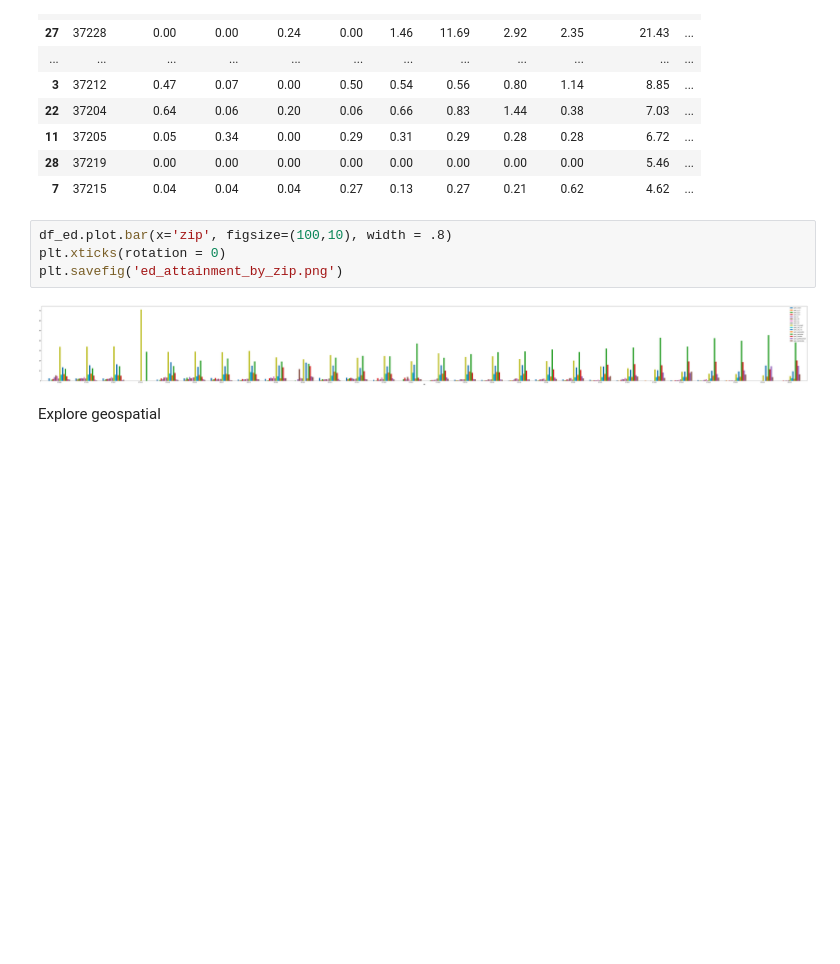
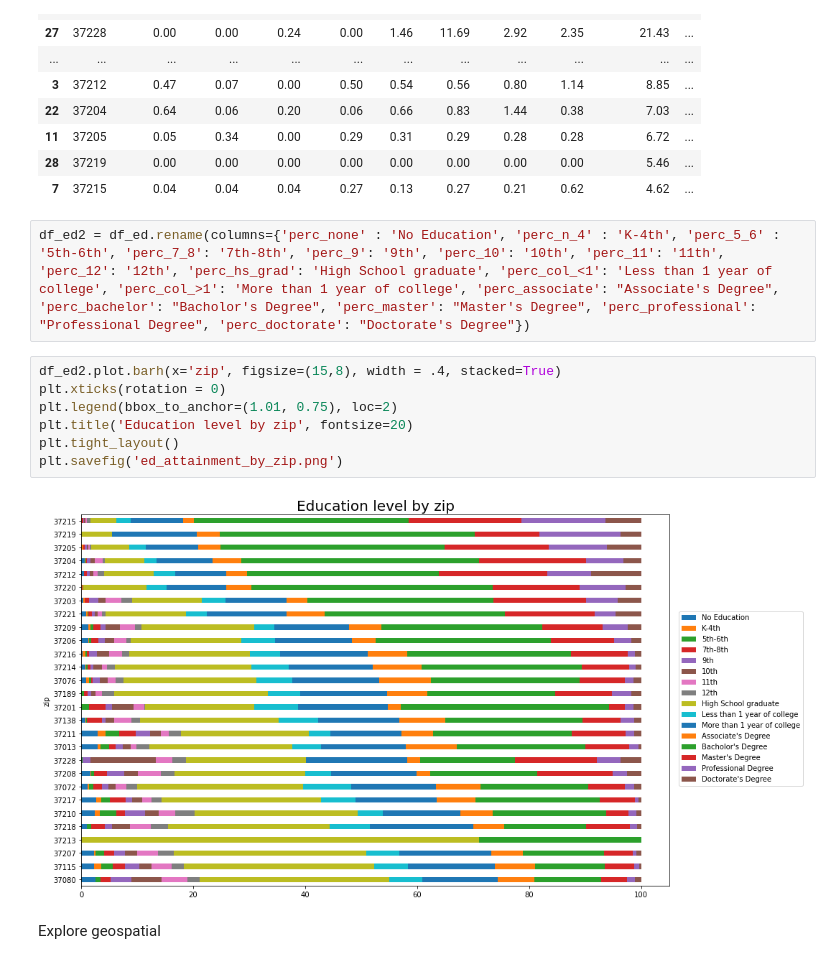
Before and after one commit to ryanhilber93/nash-covid-cases-vaccines-hot_chickens, a Jupyter notebook: hilber_notebook.ipynb, the cells around one changed output. Drawn from its saved outputs; the diff is of its cells as text; blank space fills up the shorter version.

```diff
--- a/hilber_notebook.ipynb
+++ b/hilber_notebook.ipynb
@@ -519,12 +540,17 @@ df_ed
 | 11 | 37205 | 0.05 | 0.34 | 0.00 | 0.29 | 0.31 | 0.29 | 0.28 | 0.28 | 6.72 | ... |
 | 28 | 37219 | 0.00 | 0.00 | 0.00 | 0.00 | 0.00 | 0.00 | 0.00 | 0.00 | 5.46 | ... |
 | 7 | 37215 | 0.04 | 0.04 | 0.04 | 0.27 | 0.13 | 0.27 | 0.21 | 0.62 | 4.62 | ... |
+# %%
+df_ed2 = df_ed.rename(columns={'perc_none' : 'No Education', 'perc_n_4' : 'K-4th', 'perc_5_6' : '5th-6th', 'perc_7_8': '7th-8th', 'perc_9': '9th', 'perc_10': '10th', 'perc_11': '11th', 'perc_12': '12th', 'perc_hs_grad': 'High School graduate', 'perc_col_<1': 'Less than 1 year of college', 'perc_col_>1': 'More than 1 year of college', 'perc_associate': "Associate's Degree", 'perc_bachelor': "Bacholor's Degree", 'perc_master': "Master's Degree", 'perc_professional': "Professional Degree", 'perc_doctorate': "Doctorate's Degree"})
 # %%
-df_ed.plot.bar(x='zip', figsize=(100,10), width = .8)
+df_ed2.plot.barh(x='zip', figsize=(15,8), width = .4, stacked=True)
 plt.xticks(rotation = 0)
+plt.legend(bbox_to_anchor=(1.01, 0.75), loc=2)
+plt.title('Education level by zip', fontsize=20)
+plt.tight_layout()
 plt.savefig('ed_attainment_by_zip.png')
 # %% [output]
-[figure, old version]
+[figure, new version]
 # %% [markdown]
 Explore geospatial
 # %%
```
Also changed, not shown: parts of 18 cells of this notebook, 6 other files.
